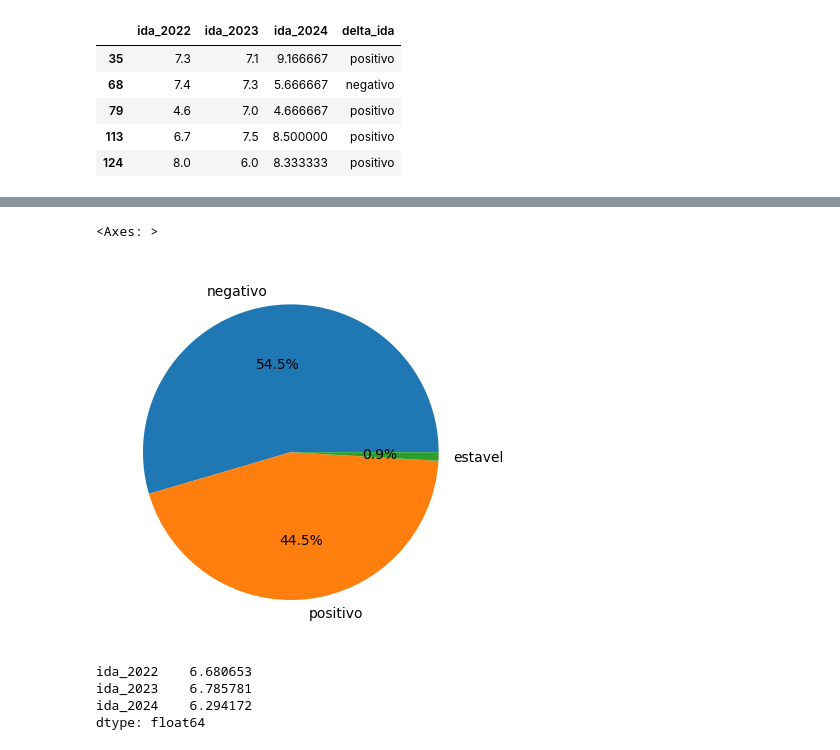
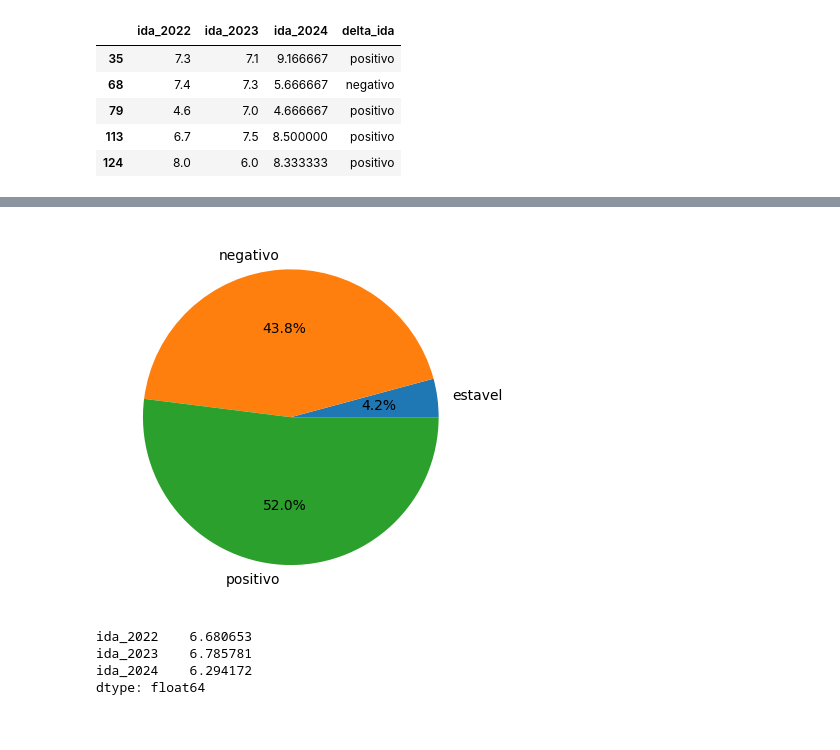
Before and after one commit to JacksonvBarbosa/datathon_fiap_postech, a Jupyter notebook: notebooks/eda_v1.ipynb, the cells around one changed output, grey strips where cells are left out. Drawn from its saved outputs; the diff is of its cells as text; code cells hidden in the pictures.

```diff
--- a/notebooks/eda_v1.ipynb
+++ b/notebooks/eda_v1.ipynb
@@ -237,8 +237,8 @@ df_todos_os_anos_ida.shape
 (429, 188)
 # %%
 df_todos_os_anos_ida['delta_ida'] = np.where(
-    df_todos_os_anos_ida['ida_2024'] - df_todos_os_anos_ida['ida_2022'] > 0, 'positivo',
-    np.where(df_todos_os_anos_ida['ida_2024'] - df_todos_os_anos_ida['ida_2022'] < 0, 'negativo', 'estavel')
+    df_todos_os_anos_ida['ida_2024'] - df_todos_os_anos_ida['ida_2022'].astype(int) > 0, 'positivo',
+    np.where(df_todos_os_anos_ida['ida_2024'] - df_todos_os_anos_ida['ida_2022'].astype(int) < 0, 'negativo', 'estavel')
 )
 # %%
 df_todos_os_anos_ida.loc[:, ["ida_2022", "ida_2023", "ida_2024", "delta_ida"]].head()
@@ -292,7 +292,7 @@ df_temp_pct["pct_mean_ida_2022_2024"] = df_temp_pct["pct_mean_ida_2022_2024"].ab
 
 
 
-ax = df_temp_pct.plot(x="fase_2024_normalizado", y="pct_mean_ida_2022_2024", kind="bar", color="#1F77B4", figsize=(6, 5))
+ax = df_temp_pct.plot(x="fase_2024_normalizado", y="pct_mean_ida_2022_2024", kind="bar", color="#1F77B4", figsize=(10, 5))
 
 # título dos eixos
 ax.set_xlabel("Fase de Aprendizagem")
@@ -314,8 +314,19 @@ plt.show()
 # %%
-df_todos_os_anos_ida['delta_ida'].value_counts().plot.pie(autopct="%1.1f%%")
+#df_todos_os_anos_ida['delta_ida'].value_counts().plot.pie(autopct="%1.1f%%")
+# adicionar grade cinza claro
+ax.grid(True, color="lightgray", linewidth=0)
+
+(df_todos_os_anos_ida['delta_ida']
+ .value_counts()
+ .sort_index()
+ .plot.pie(
+     autopct="%1.1f%%",
+     colors=["#1F77B4", "#FF7F0E", "#2ca02c"]
+ ))
+
+plt.show()
 # %% [output]
-<Axes: >
-[figure, old version]
+[figure, new version]
 # %%
 df_todos_os_anos_ida[["ida_2022", "ida_2023", "ida_2024"]].mean()
 # %% [output]
```
Also changed, not shown: parts of 8 cells of this notebook.
